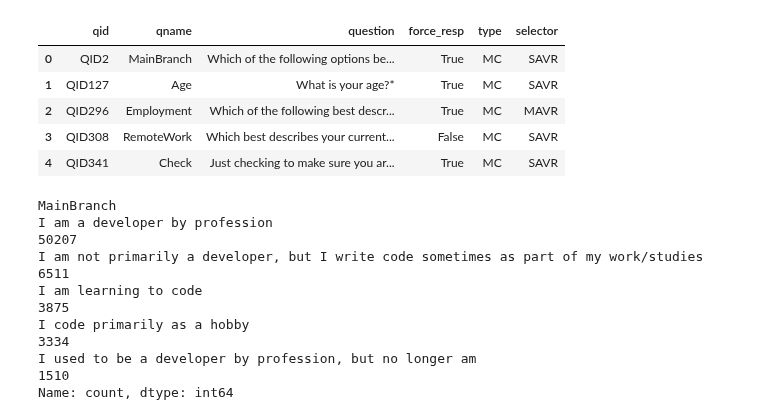
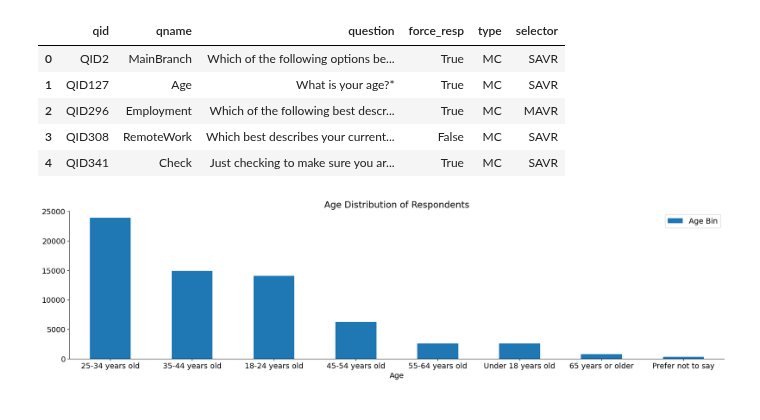
Before and after one commit to dakshbhatnagar/projects, a Jupyter notebook: stack-overflow-survey/analysis.ipynb, the cells around one changed output. Cells and saved outputs as stored; diff of their text form; code cells hidden in the pictures.

```diff
--- a/stack-overflow-survey/analysis.ipynb
+++ b/stack-overflow-survey/analysis.ipynb
@@ -3,3 +1,16 @@ import pandas as pd
+# %%
+import pandas as pd
+import numpy as np
+import requests
+import warnings
+warnings.filterwarnings('ignore')
+import seaborn as sns
+import matplotlib.pyplot as plt
+%matplotlib inline
+plt.rcParams['figure.figsize'] =  (22,5)
+plt.rcParams['font.size'] = 14
+plt.rcParams['axes.spines.top'] = False
+plt.rcParams['axes.spines.right'] = False
 # %%
 results = pd.read_parquet('results.parquet')
 results.head()
@@ -21,13 +36,11 @@ schema.head()
 | 2 | QID296 | Employment | Which of the following best descr... | True | MC | MAVR |
 | 3 | QID308 | RemoteWork | Which best describes your current... | False | MC | SAVR |
 | 4 | QID341 | Check | Just checking to make sure you ar... | True | MC | SAVR |
-# %%
-results['MainBranch'].value_counts()
-# %% [output]
-MainBranch
-I am a developer by profession                                                           50207
-I am not primarily a developer, but I write code sometimes as part of my work/studies     6511
-I am learning to code                                                                     3875
-I code primarily as a hobby                                                               3334
-I used to be a developer by profession, but no longer am                                  1510
-Name: count, dtype: int64
+# %%
+results['Age'].value_counts().plot(kind='bar', label='Age Bin')
+plt.title('Age Distribution of Respondents')
+plt.xticks(rotation=0)
+plt.legend()
+plt.show()
+# %% [output]
+[figure, added]
```
Also changed, not shown: parts of 37 cells of this notebook, 3 other files.
